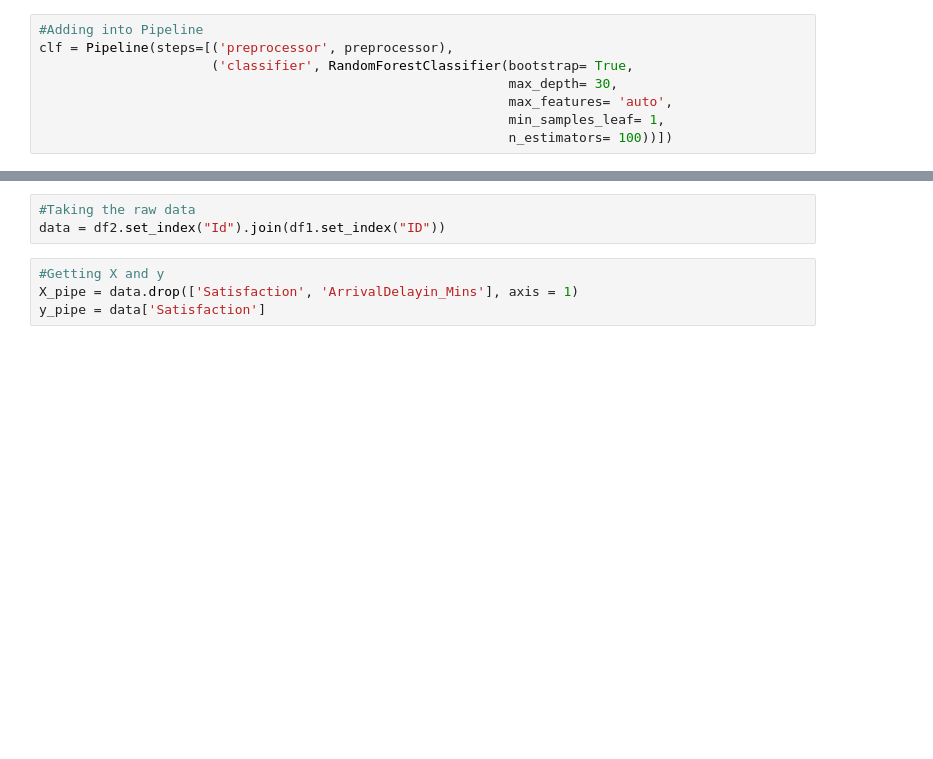
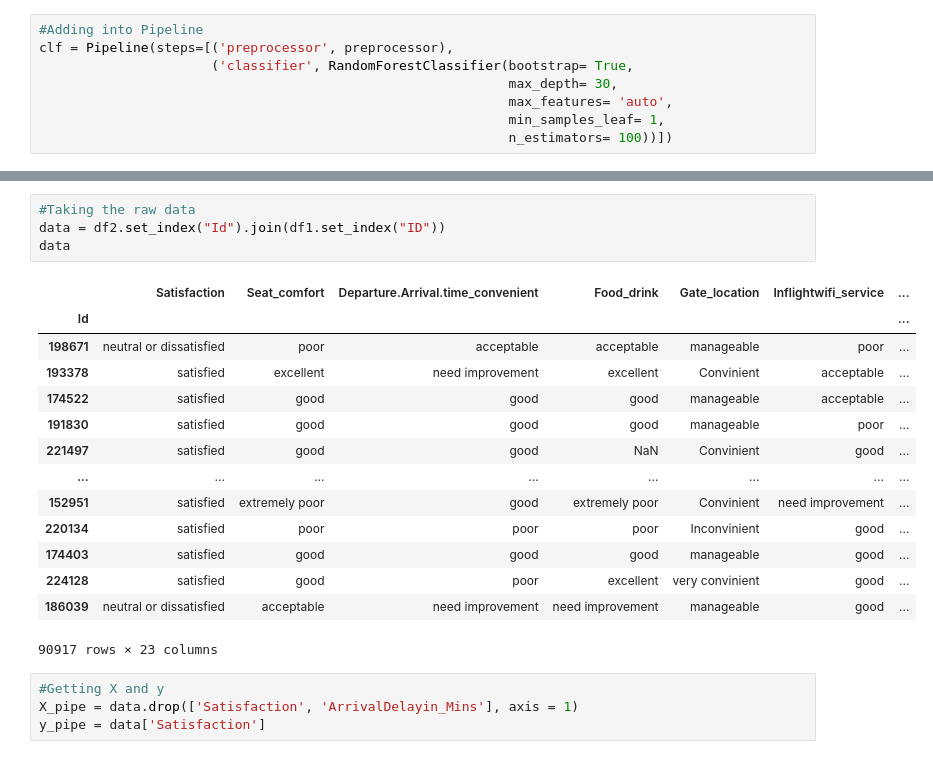
Before and after one commit to CamelAcademy/SamplePython, a Jupyter notebook: UT5 Feature/Customer_Flight_Satisfaction_Prediction-Delete-v2.ipynb, the cells around one changed output, grey strips where cells are left out. Drawn from its saved outputs; the diff is of its cells as text; blank space fills up the shorter version.

```diff
--- a/UT5 Feature/Customer_Flight_Satisfaction_Prediction-Delete-v2.ipynb
+++ b/UT5 Feature/Customer_Flight_Satisfaction_Prediction-Delete-v2.ipynb
@@ -818,6 +832,22 @@ clf = Pipeline(steps=[('preprocessor', preprocessor),
 # %%
 #Taking the raw data
 data = df2.set_index("Id").join(df1.set_index("ID"))
+data
+# %% [output]
+|  | Satisfaction | Seat_comfort | Departure.Arrival.time_convenient | Food_drink | Gate_location | Inflightwifi_service | ... |
+| Id |  |  |  |  |  |  | ... |
+| 198671 | neutral or dissatisfied | poor | acceptable | acceptable | manageable | poor | ... |
+| 193378 | satisfied | excellent | need improvement | excellent | Convinient | acceptable | ... |
+| 174522 | satisfied | good | good | good | manageable | acceptable | ... |
+| 191830 | satisfied | good | good | good | manageable | poor | ... |
+| 221497 | satisfied | good | good | NaN | Convinient | good | ... |
+| ... | ... | ... | ... | ... | ... | ... | ... |
+| 152951 | satisfied | extremely poor | good | extremely poor | Convinient | need improvement | ... |
+| 220134 | satisfied | poor | poor | poor | Inconvinient | good | ... |
+| 174403 | satisfied | good | good | good | manageable | good | ... |
+| 224128 | satisfied | good | poor | excellent | very convinient | good | ... |
+| 186039 | neutral or dissatisfied | acceptable | need improvement | need improvement | manageable | good | ... |
+90917 rows × 23 columns
 # %%
 #Getting X and y
 X_pipe = data.drop(['Satisfaction', 'ArrivalDelayin_Mins'], axis = 1)
```
Also changed, not shown: parts of 19 cells of this notebook, 4 other files.
